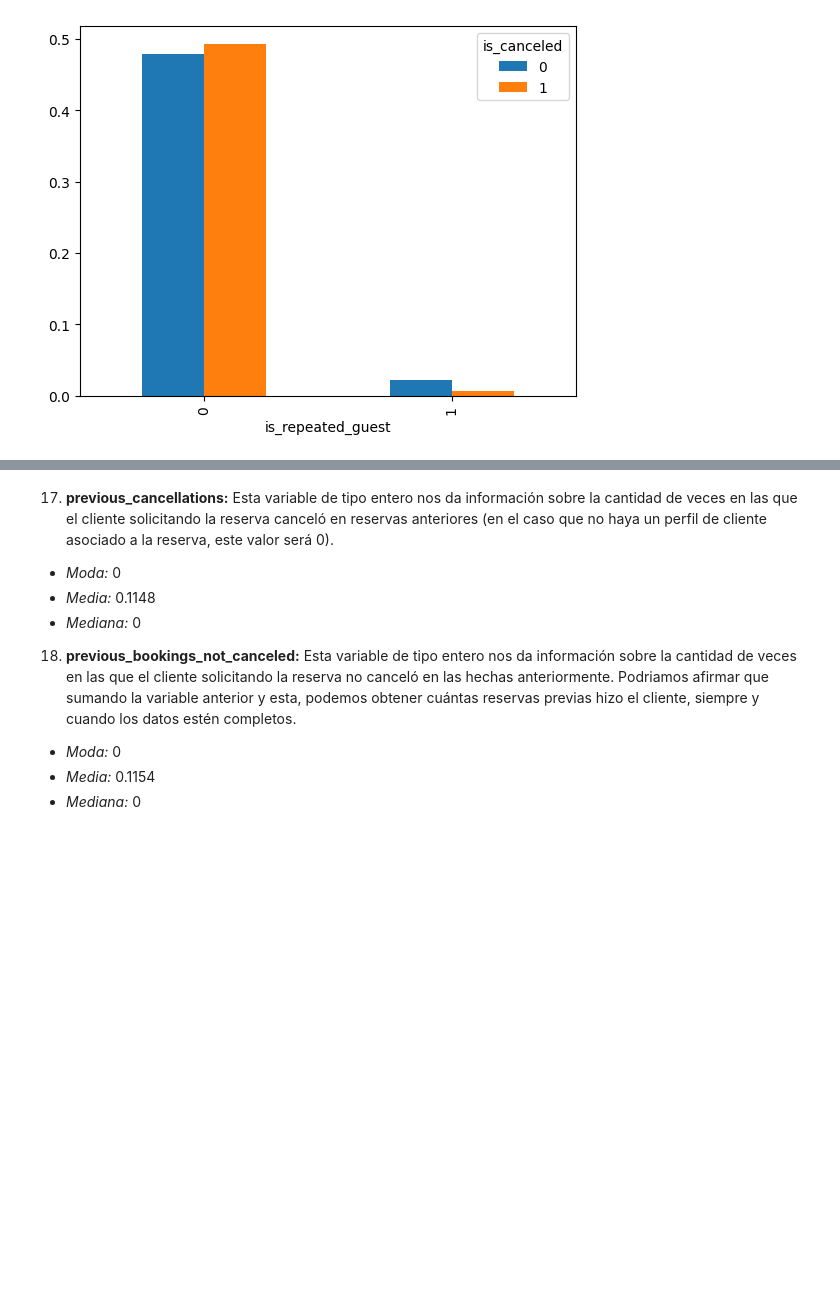
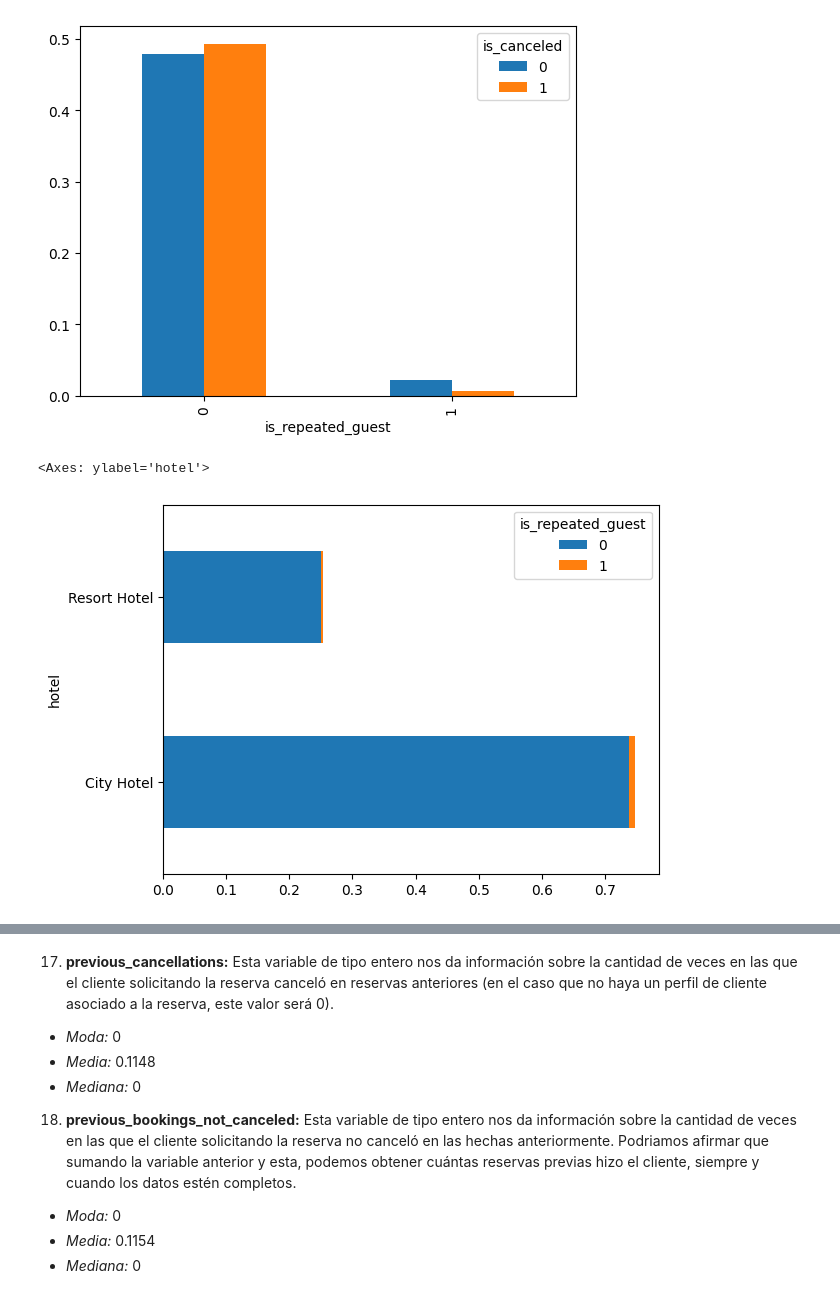
Before and after one commit to LuchoLorenzo1/7506R-1C2023-GRUPO19, a Jupyter notebook: checkpoint1/7506R_TP1_GRUPO19_CH1_ENTREGA.ipynb, the cells around one changed output, grey strips where cells are left out. Cells and saved outputs as stored; diff of their text form; code cells hidden in the pictures; blank space fills up the shorter version.

```diff
--- a/checkpoint1/7506R_TP1_GRUPO19_CH1_ENTREGA.ipynb
+++ b/checkpoint1/7506R_TP1_GRUPO19_CH1_ENTREGA.ipynb
@@ -499,3 +531,8 @@ pd.crosstab(df['is_repeated_guest'], df['is_canceled'],normalize=False)
 | 0 | 29643 | 30537 |
 | 1 | 1329 | 404 |
 [figure]
+# %%
+pd.crosstab(df['hotel'], df_cancelado['is_repeated_guest'], normalize=True).plot(kind='barh', stacked=True)
+# %% [output]
+<Axes: ylabel='hotel'>
+[figure, added]
```
Also changed, not shown: parts of 19 cells of this notebook.
